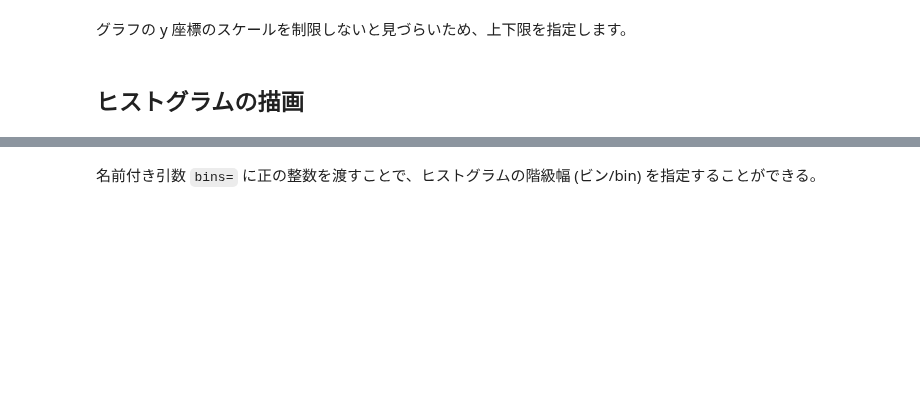
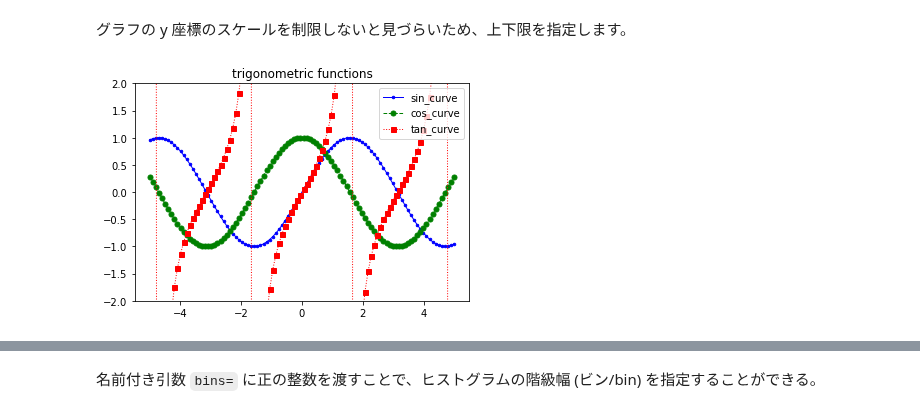
Before and after one commit to taronaldinho/hello_python, a Jupyter notebook: Pythonライブラリ紹介/matplotlib練習.ipynb, the cells around one changed output, grey strips where cells are left out. Saved outputs shown, nothing was run; the diff lists cells and outputs as text; code cells hidden in the pictures; blank space fills up the shorter version.

```diff
--- a/Pythonライブラリ紹介/matplotlib練習.ipynb
+++ b/Pythonライブラリ紹介/matplotlib練習.ipynb
@@ -100,17 +93,17 @@ plt.show()
 # %% [markdown]
 グラフの y 座標のスケールを制限しないと見づらいため、上下限を指定します。
 # %%
-plt.plot(x, y_sin, label="sin_curve", c="r", lw=1, ls="-", marker=".", markersize=5, alpha=1)
+plt.plot(x, y_sin, label="sin_curve", c="b", lw=1, ls="-", marker=".", markersize=5, alpha=1)
 plt.plot(x, y_cos, label="cos_curve", c="g", lw=1, ls="--", marker="o", markersize=5, alpha=1)
-plt.plot(x, y_tan, label="tan_curve", c="b", lw=1, ls=":", marker="s", markersize=5, alpha=1)
+plt.plot(x, y_tan, label="tan_curve", c="r", lw=1, ls=":", marker="s", markersize=5, alpha=1)
 plt.legend()
 
 # y軸の上下限を指定
 plt.ylim(-2, 2)
 
 # グラフタイトルを指定
 plt.title("trigonometric functions")
 
 plt.show()
+# %% [output]
+[figure, added]
-# %% [markdown]
-## ヒストグラムの描画
```
Also changed, not shown: parts of 33 cells of this notebook.
